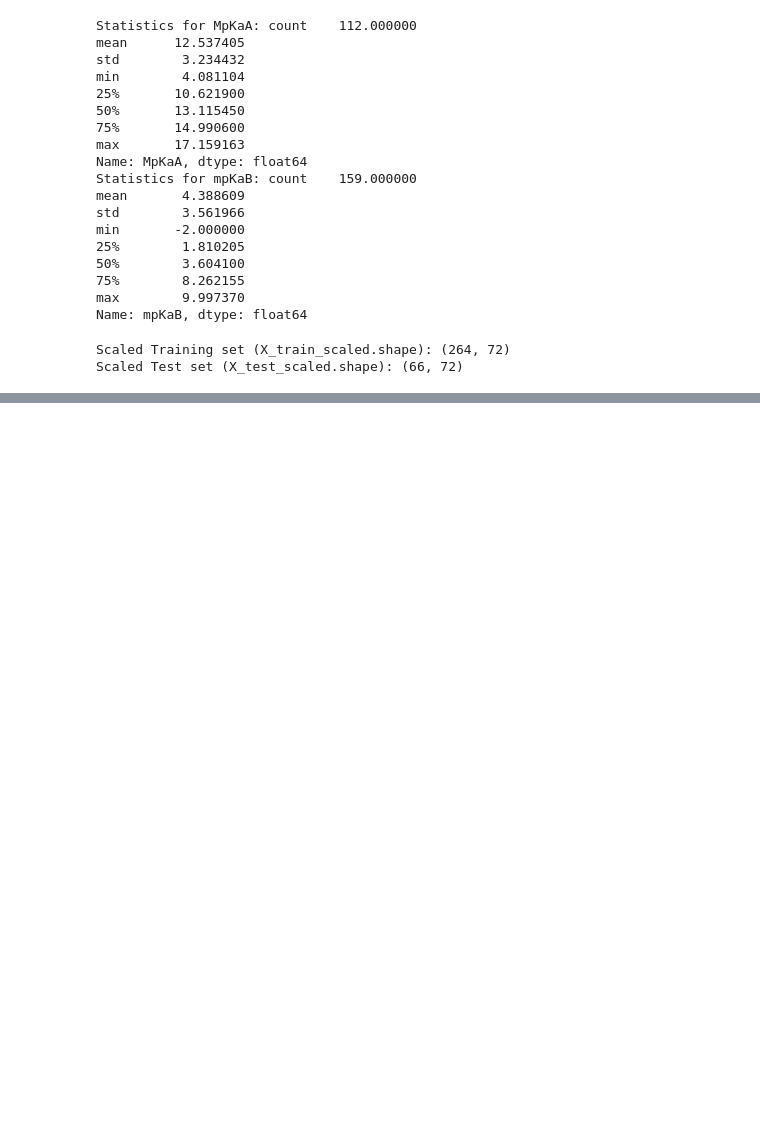
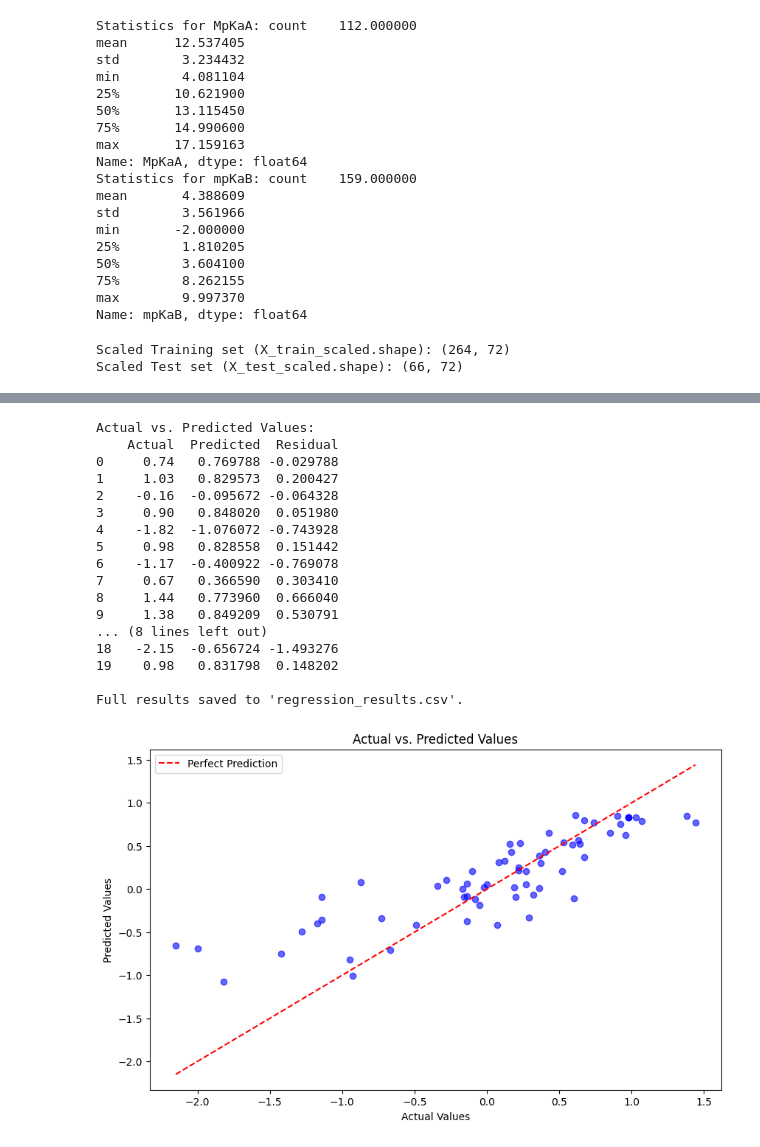
Before and after one commit to Dadoyen2/RF-classification_ANN_RF_regression-_for-_BBB-permeation, a Jupyter notebook: RF_regression_in_progress.ipynb, the cells around one changed output, grey strips where cells are left out. Drawn from its saved outputs; the diff is of its cells as text; code cells hidden in the pictures; blank space fills up the shorter version.

```diff
--- a/RF_regression_in_progress.ipynb
+++ b/RF_regression_in_progress.ipynb
@@ -638,0 +627,46 @@ Total training and tuning time: 2039.07 seconds
+# %%
+import pandas as pd
+
+# Create a DataFrame to display actual, predicted, and residual values
+results_df = pd.DataFrame({
+    'Actual': y_test,
+    'Predicted': y_test_pred,
+    'Residual': y_test - y_test_pred
+})
+
+# Print the first 20 rows for inspection
+print("\nActual vs. Predicted Values:")
+print(results_df.head(20))  # Adjust the number of rows as needed
+
+# Save the full results to a CSV file if needed
+results_df.to_csv('regression_results.csv', index=False)
+print("\nFull results saved to 'regression_results.csv'.")
+
+# Visualize residuals and predicted vs. actual values
+plt.figure(figsize=(10, 6))
+plt.scatter(y_test, y_test_pred, alpha=0.6, color='blue')
+plt.plot([y_test.min(), y_test.max()], [y_test.min(), y_test.max()], color='red', linestyle='--', label='Perfect Prediction')
+plt.title('Actual vs. Predicted Values')
+plt.xlabel('Actual Values')
+plt.ylabel('Predicted Values')
+plt.legend()
+plt.show()
+# %% [output]
+Actual vs. Predicted Values:
+    Actual  Predicted  Residual
+0     0.74   0.769788 -0.029788
+1     1.03   0.829573  0.200427
+2    -0.16  -0.095672 -0.064328
+3     0.90   0.848020  0.051980
+4    -1.82  -1.076072 -0.743928
+5     0.98   0.828558  0.151442
+6    -1.17  -0.400922 -0.769078
+7     0.67   0.366590  0.303410
+8     1.44   0.773960  0.666040
+9     1.38   0.849209  0.530791
+... (8 lines left out)
+18   -2.15  -0.656724 -1.493276
+19    0.98   0.831798  0.148202
+
+Full results saved to 'regression_results.csv'.
+[figure, added]
```
Also changed, not shown: parts of 13 cells of this notebook.
